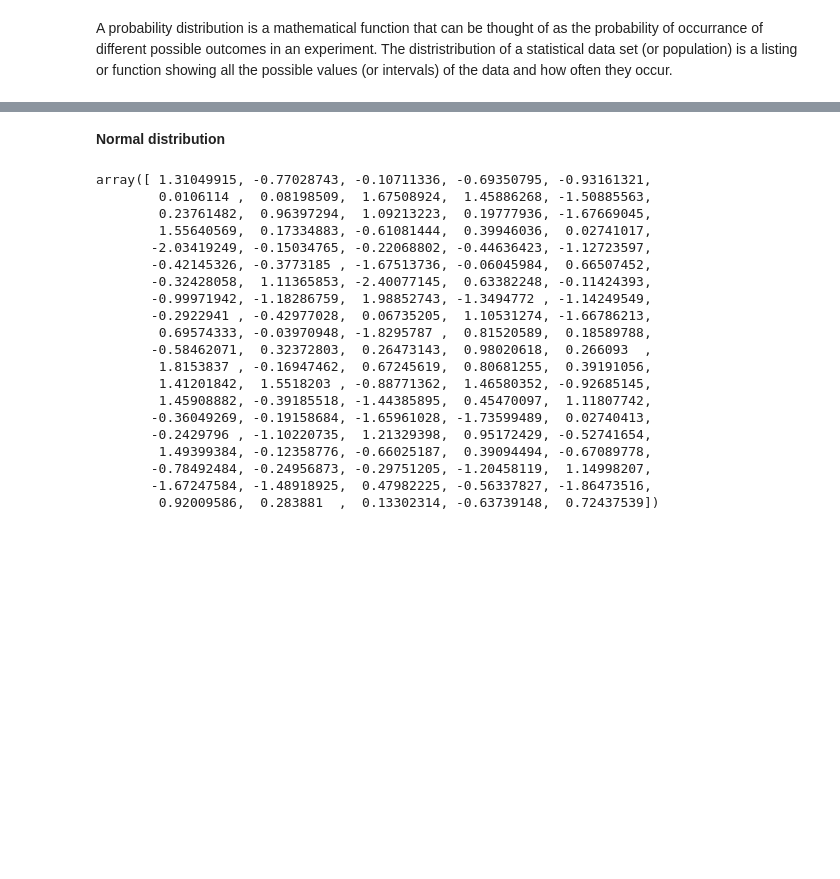
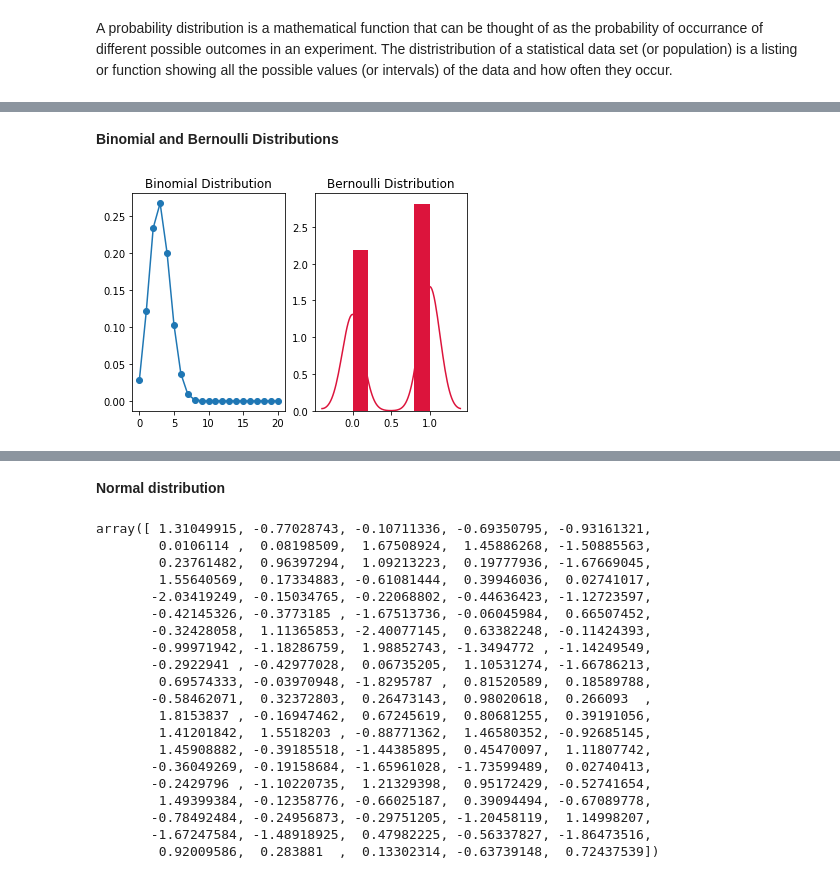
Before and after one commit to fionanealon/numpy-random, a Jupyter notebook: numpy-random.ipynb, the cells around one changed output, grey strips where cells are left out. Cells and saved outputs as stored; diff of their text form; code cells hidden in the pictures; blank space fills up the shorter version.

```diff
--- a/numpy-random.ipynb
+++ b/numpy-random.ipynb
@@ -155,0 +252,33 @@ A probability distribution is a mathematical function that can be thought of as
+# %% [markdown]
+**Binomial and Bernoulli Distributions**
+# %%
+import numpy as np
+import scipy, scipy.stats as stats
+import matplotlib.pyplot as plt
+import pylab
+
+# https://bigdata-madesimple.com/how-to-implement-these-5-powerful-probability-distributions-in-python/
+plt.subplot(1, 2, 1)
+n = 10
+p = 0.3
+k = np.arange(0,21)
+binomial = stats.binom.pmf(k, n, p)
+pylab.plot(k, binomial, 'o-')
+plt.title("Binomial Distribution")
+
+
+## https://www.tutorialspoint.com/python/python_bernoulli_distribution.htm
+plt.subplot(1, 2, 2)
+from scipy.stats import bernoulli
+import seaborn as sb
+
+data_bern = bernoulli.rvs(size=1000,p=0.6)
+ax = sb.distplot(data_bern,
+                  kde=True,
+                  color='crimson',
+                  hist_kws={"linewidth": 25,'alpha':1})
+plt.title("Bernoulli Distribution")
+
+plt.show()
+# %% [output]
+[figure, added]
```
Also changed, not shown: parts of 38 cells of this notebook.
